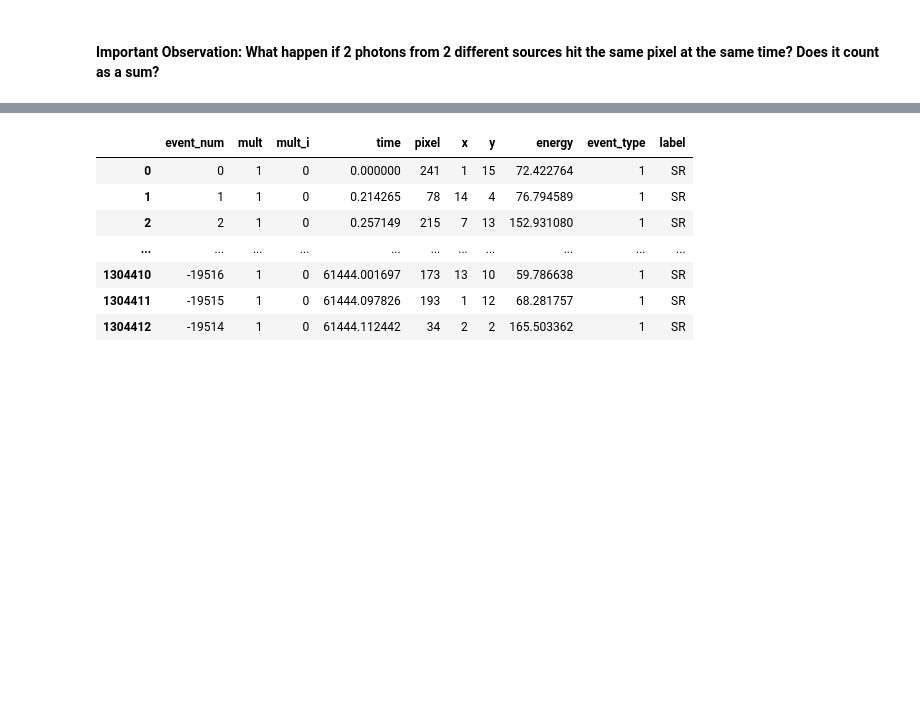
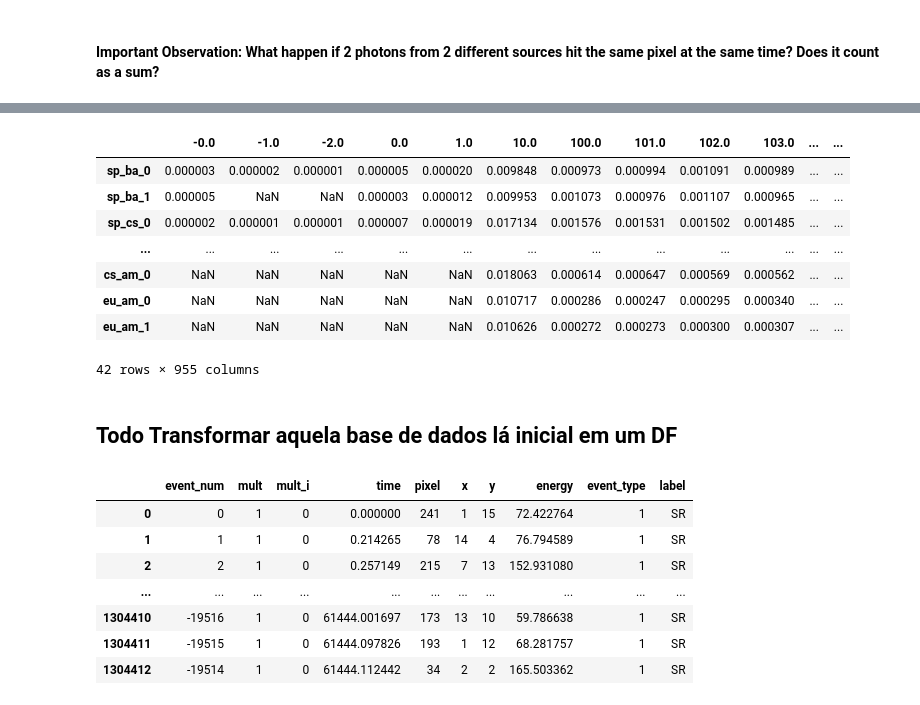
Before and after one commit to FelipeMFO/phd-data-wrangling, a Jupyter notebook: notebooks/eda.ipynb, the cells around one changed output, grey strips where cells are left out. Drawn from its saved outputs; the diff is of its cells as text; code cells hidden in the pictures; blank space fills up the shorter version.

```diff
--- a/notebooks/eda.ipynb
+++ b/notebooks/eda.ipynb
@@ -250,0 +210,7 @@ Wall time: 30.8 ms
+# %%
+%%time
+combination_dict = feng.gen_mixed_energies_dict(
+    energies_dict=energies,
+    photons_amount=HALF_OUTPUT_SIZE,
+    amount_per_combination=1
+)
@@ -251,3 +273,17 @@ Wall time: 30.8 ms
+# %%
+pd.DataFrame.from_dict(combination_dict, orient='index')
+# %% [output]
+|  | -0.0 | -1.0 | -2.0 | 0.0 | 1.0 | 10.0 | 100.0 | 101.0 | 102.0 | 103.0 | ... | ... |
+| sp_ba_0 | 0.000003 | 0.000002 | 0.000001 | 0.000005 | 0.000020 | 0.009848 | 0.000973 | 0.000994 | 0.001091 | 0.000989 | ... | ... |
+| sp_ba_1 | 0.000005 | NaN | NaN | 0.000003 | 0.000012 | 0.009953 | 0.001073 | 0.000976 | 0.001107 | 0.000965 | ... | ... |
+| sp_cs_0 | 0.000002 | 0.000001 | 0.000001 | 0.000007 | 0.000019 | 0.017134 | 0.001576 | 0.001531 | 0.001502 | 0.001485 | ... | ... |
+| ... | ... | ... | ... | ... | ... | ... | ... | ... | ... | ... | ... | ... |
+| cs_am_0 | NaN | NaN | NaN | NaN | NaN | 0.018063 | 0.000614 | 0.000647 | 0.000569 | 0.000562 | ... | ... |
+| eu_am_0 | NaN | NaN | NaN | NaN | NaN | 0.010717 | 0.000286 | 0.000247 | 0.000295 | 0.000340 | ... | ... |
+| eu_am_1 | NaN | NaN | NaN | NaN | NaN | 0.010626 | 0.000272 | 0.000273 | 0.000300 | 0.000307 | ... | ... |
+42 rows × 955 columns
+# %% [markdown]
+## Todo Transformar aquela base de dados lá inicial em um DF
 # %%
 df_sr
 # %% [output]
```
Also changed, not shown: parts of 49 cells of this notebook, 3 other files.
